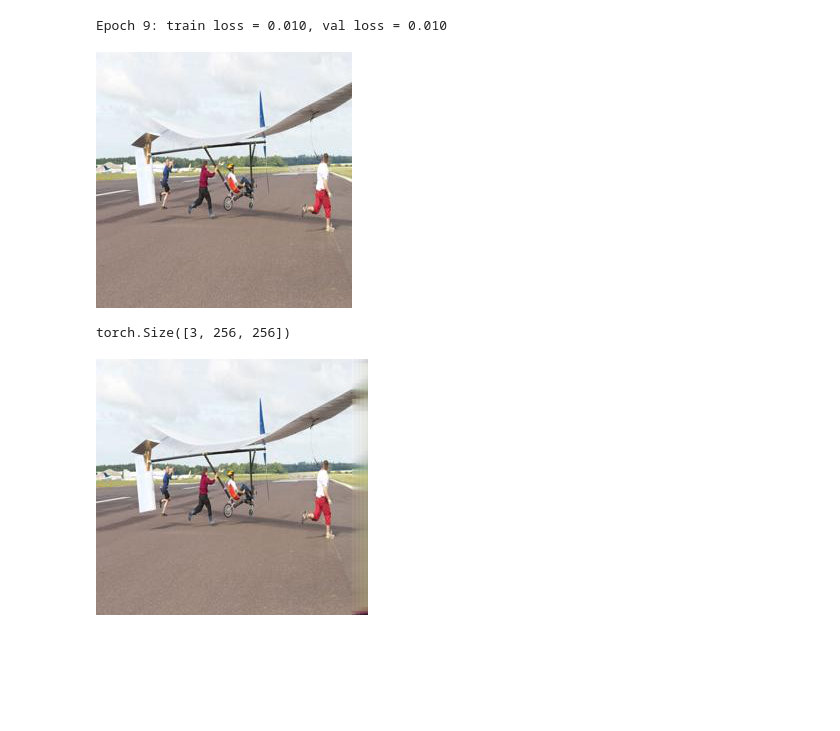
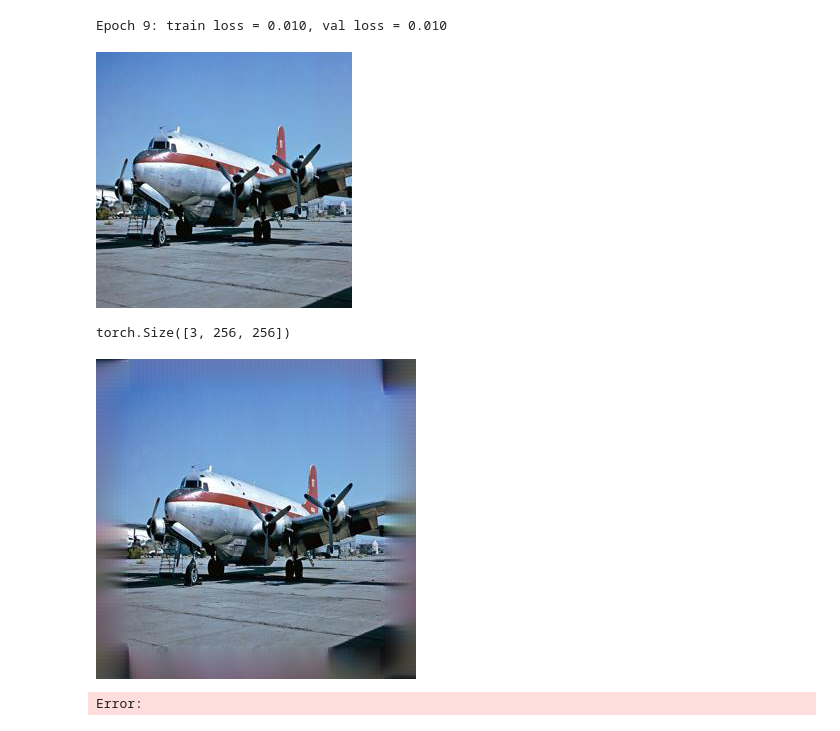
Before and after one commit to KajetanBilski/vision-stretcher, a Jupyter notebook: model_test.ipynb, the cells around one changed output. Saved outputs shown, nothing was run; the diff lists cells and outputs as text; code cells hidden in the pictures; blank space fills up the shorter version.

```diff
--- a/model_test.ipynb
+++ b/model_test.ipynb
@@ -85,0 +91,3 @@ optimizer = torch.optim.Adam(model.parameters())
+# %%
+model.load_state_dict(torch.load("outpainter_net/state.pt"))
+model.eval()
@@ -86,5 +109,8 @@ optimizer = torch.optim.Adam(model.parameters())
 # %%
-train(model, loss_fn, optimizer, train_dl, val_dl, device=device, print_metrics=True, epochs=10)
+loss_fn = nn.MSELoss()
+optimizer = torch.optim.Adam(model.parameters())
+train(model, loss_fn, optimizer, train_dl, val_dl, device=device, print_metrics=True, epochs=50)
+torch.save(model.state_dict(), "outpainter_net/state.pt")
 # %% [output]
 Epoch 0: train loss = 0.012, val loss = 0.011
 Epoch 1: train loss = 0.011, val loss = 0.011
@@ -97,21 +123,22 @@ Epoch 7: train loss = 0.010, val loss = 0.010
 Epoch 8: train loss = 0.010, val loss = 0.010
 Epoch 9: train loss = 0.010, val loss = 0.010
 # %%
-img = img_ds[1]
+img = img_ds[15]
 transform = torchvision.transforms.ToPILImage()
 timg = transform(img)
 # %%
 display(timg)
 # %% [output]
-[figure, old version]
+[figure, new version]
 # %%
 img.shape
 # %% [output]
 torch.Size([3, 256, 256])
 # %%
-pred = model.image_outpaint(img.to(device), 16)
-new_img = torch.cat((img, pred.to("cpu")), dim=2)
+pred = model.image_outpaint(img.to(device).unsqueeze(0), (320, 320)).squeeze()
+new_img = pred
 timg = transform(img)
 display(transform(new_img))
 # %% [output]
-[figure, old version]
+[figure, new version]
+Error:
```
Also changed, not shown: parts of 4 cells of this notebook, 6 other files.
